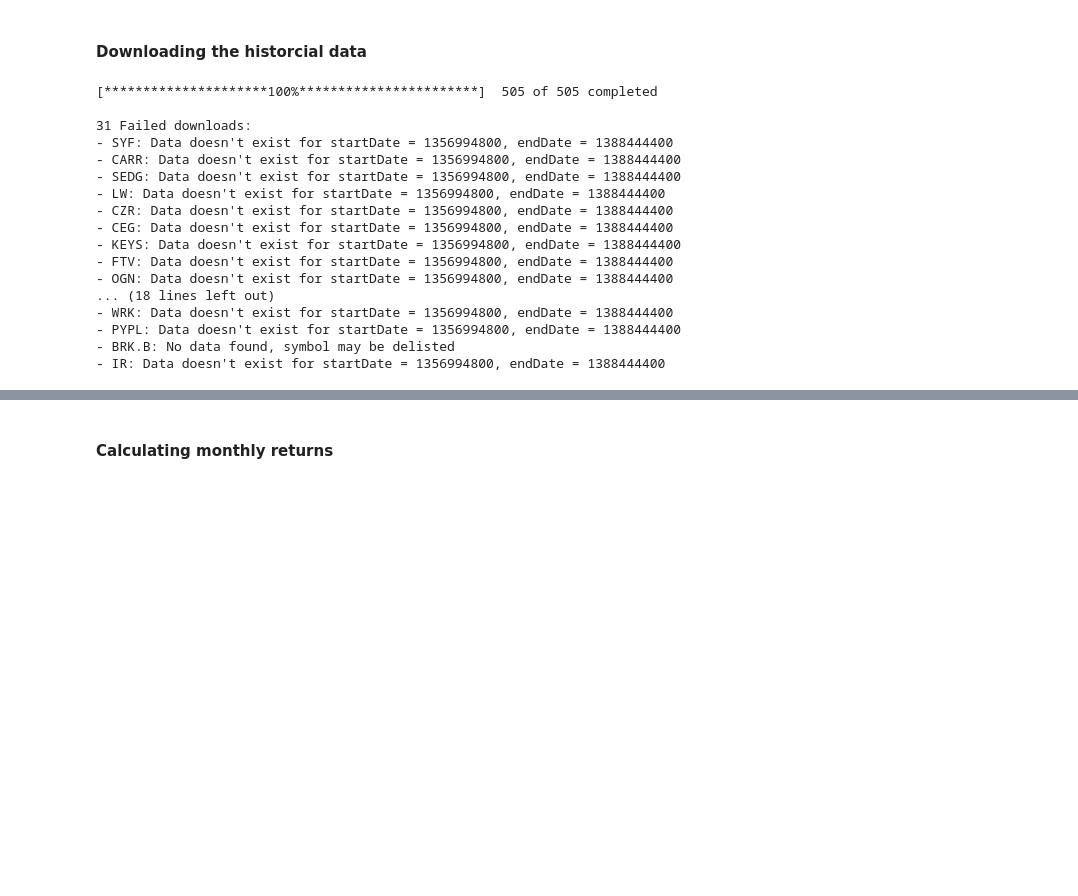
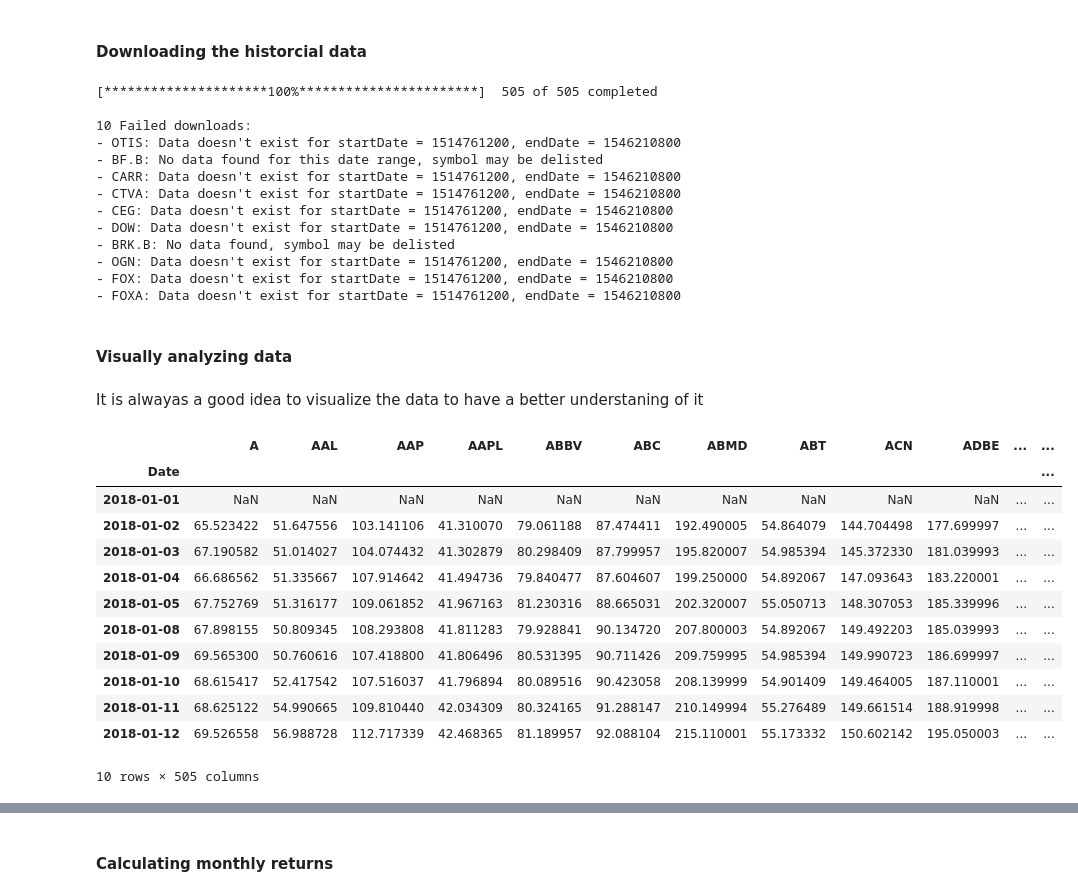
Before and after one commit to ilham-salahov/Python_projects, a Jupyter notebook: GoMomentum.ipynb, the cells around one changed output, grey strips where cells are left out. Cells and saved outputs as stored; diff of their text form; code cells hidden in the pictures; blank space fills up the shorter version.

```diff
--- a/GoMomentum.ipynb
+++ b/GoMomentum.ipynb
@@ -53,8 +63,8 @@ def ticker_maker(link):
 # We download the data from Yahoofinance with yf.download method and  use Adj Close.
 # Adjusted close is the closing price after adjustments for all applicable splits
 # and dividend distributions
-start = dt.datetime(2013, 1, 1)
-end = dt.datetime(2013, 12, 31)
+start = dt.datetime(2018, 1, 1)
+end = dt.datetime(2018, 12, 31)
 
 
 def data_downloader(ticker, start, end):
@@ -66,18 +76,36 @@ historical_data = data_downloader(ticker_maker(tickers_link), start, end)
 # %% [output]
 [*********************100%***********************]  505 of 505 completed
 
-31 Failed downloads:
-- SYF: Data doesn't exist for startDate = 1356994800, endDate = 1388444400
-- CARR: Data doesn't exist for startDate = 1356994800, endDate = 1388444400
-- SEDG: Data doesn't exist for startDate = 1356994800, endDate = 1388444400
-- LW: Data doesn't exist for startDate = 1356994800, endDate = 1388444400
-- CZR: Data doesn't exist for startDate = 1356994800, endDate = 1388444400
-- CEG: Data doesn't exist for startDate = 1356994800, endDate = 1388444400
-- KEYS: Data doesn't exist for startDate = 1356994800, endDate = 1388444400
-- FTV: Data doesn't exist for startDate = 1356994800, endDate = 1388444400
-- OGN: Data doesn't exist for startDate = 1356994800, endDate = 1388444400
-... (18 lines left out)
-- WRK: Data doesn't exist for startDate = 1356994800, endDate = 1388444400
-- PYPL: Data doesn't exist for startDate = 1356994800, endDate = 1388444400
+10 Failed downloads:
+- OTIS: Data doesn't exist for startDate = 1514761200, endDate = 1546210800
+- BF.B: No data found for this date range, symbol may be delisted
+- CARR: Data doesn't exist for startDate = 1514761200, endDate = 1546210800
+- CTVA: Data doesn't exist for startDate = 1514761200, endDate = 1546210800
+- CEG: Data doesn't exist for startDate = 1514761200, endDate = 1546210800
+- DOW: Data doesn't exist for startDate = 1514761200, endDate = 1546210800
 - BRK.B: No data found, symbol may be delisted
-- IR: Data doesn't exist for startDate = 1356994800, endDate = 1388444400
+- OGN: Data doesn't exist for startDate = 1514761200, endDate = 1546210800
+- FOX: Data doesn't exist for startDate = 1514761200, endDate = 1546210800
+- FOXA: Data doesn't exist for startDate = 1514761200, endDate = 1546210800
+# %%
+historical_data.index = pd.to_datetime(historical_data.index)
+# %% [markdown]
+#### Visually analyzing data
+# %% [markdown]
+It is alwayas a good idea to visualize the data to have a better understaning of it
+# %%
+historical_data.head(10)
+# %% [output]
+|  | A | AAL | AAP | AAPL | ABBV | ABC | ABMD | ABT | ACN | ADBE | ... | ... |
+| Date |  |  |  |  |  |  |  |  |  |  |  | ... |
+| 2018-01-01 | NaN | NaN | NaN | NaN | NaN | NaN | NaN | NaN | NaN | NaN | ... | ... |
+| 2018-01-02 | 65.523422 | 51.647556 | 103.141106 | 41.310070 | 79.061188 | 87.474411 | 192.490005 | 54.864079 | 144.704498 | 177.699997 | ... | ... |
+| 2018-01-03 | 67.190582 | 51.014027 | 104.074432 | 41.302879 | 80.298409 | 87.799957 | 195.820007 | 54.985394 | 145.372330 | 181.039993 | ... | ... |
+| 2018-01-04 | 66.686562 | 51.335667 | 107.914642 | 41.494736 | 79.840477 | 87.604607 | 199.250000 | 54.892067 | 147.093643 | 183.220001 | ... | ... |
+| 2018-01-05 | 67.752769 | 51.316177 | 109.061852 | 41.967163 | 81.230316 | 88.665031 | 202.320007 | 55.050713 | 148.307053 | 185.339996 | ... | ... |
+| 2018-01-08 | 67.898155 | 50.809345 | 108.293808 | 41.811283 | 79.928841 | 90.134720 | 207.800003 | 54.892067 | 149.492203 | 185.039993 | ... | ... |
+| 2018-01-09 | 69.565300 | 50.760616 | 107.418800 | 41.806496 | 80.531395 | 90.711426 | 209.759995 | 54.985394 | 149.990723 | 186.699997 | ... | ... |
+| 2018-01-10 | 68.615417 | 52.417542 | 107.516037 | 41.796894 | 80.089516 | 90.423058 | 208.139999 | 54.901409 | 149.464005 | 187.110001 | ... | ... |
+| 2018-01-11 | 68.625122 | 54.990665 | 109.810440 | 42.034309 | 80.324165 | 91.288147 | 210.149994 | 55.276489 | 149.661514 | 188.919998 | ... | ... |
+| 2018-01-12 | 69.526558 | 56.988728 | 112.717339 | 42.468365 | 81.189957 | 92.088104 | 215.110001 | 55.173332 | 150.602142 | 195.050003 | ... | ... |
+10 rows × 505 columns
```
Also changed, not shown: parts of 43 cells of this notebook.
